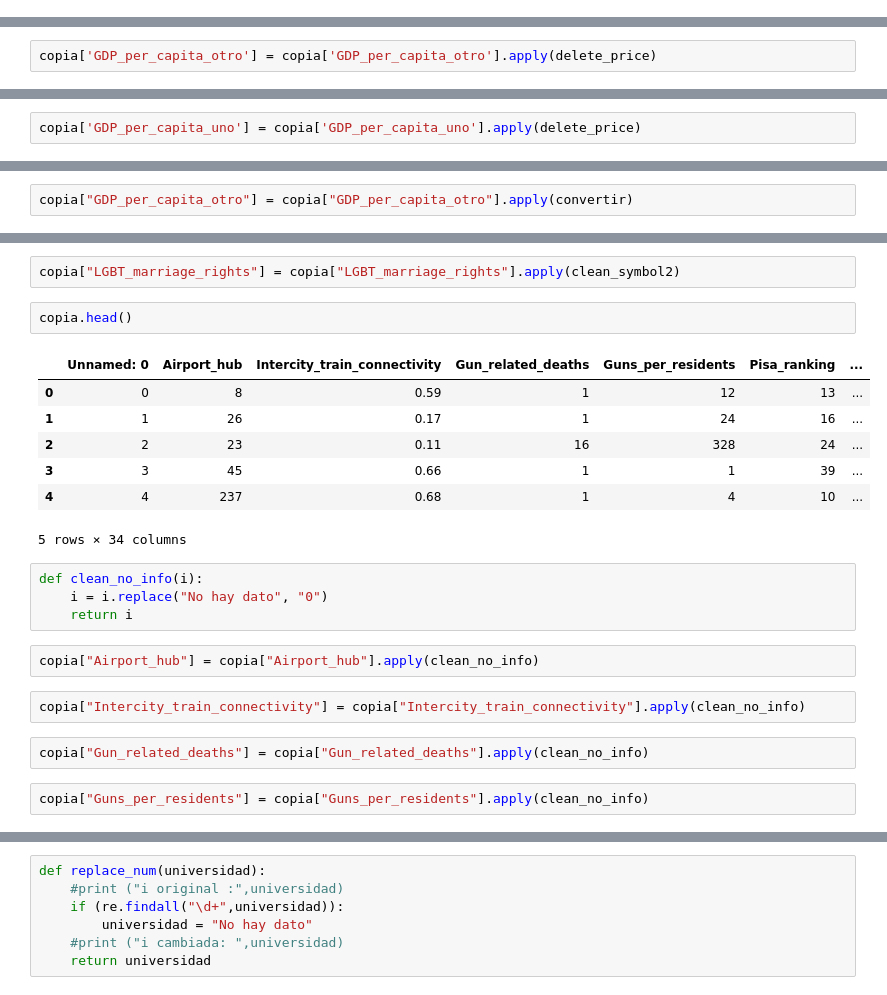
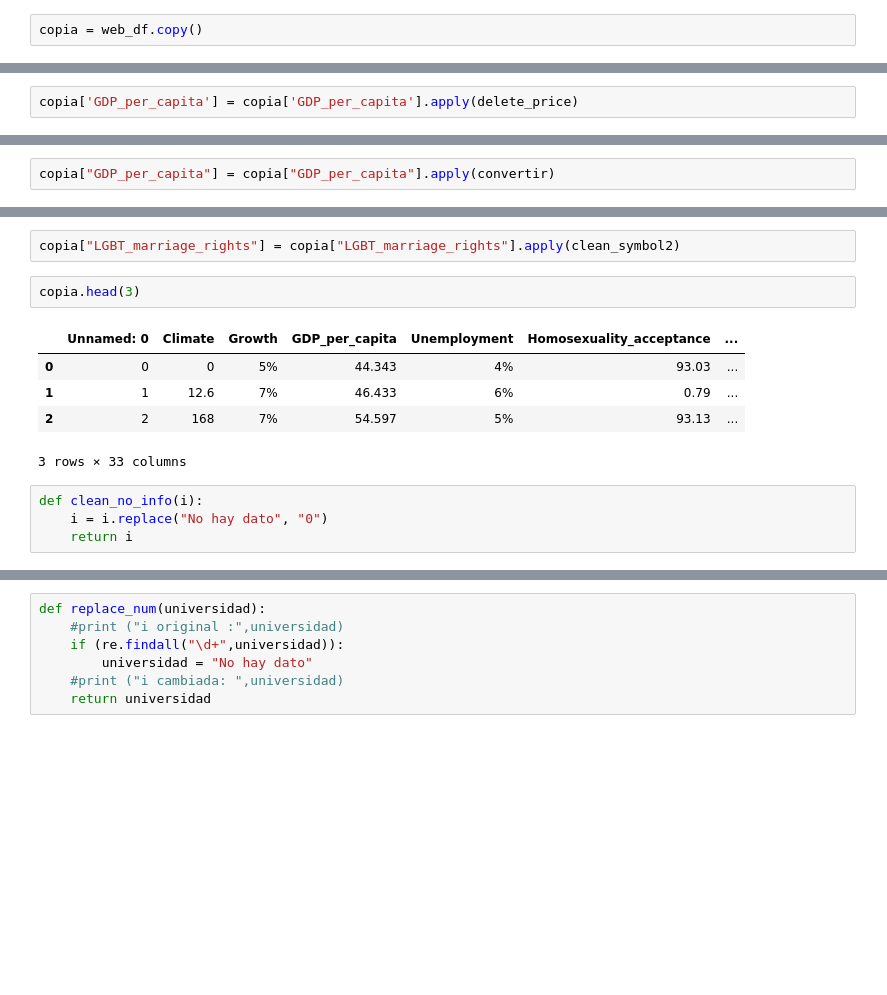
Before and after one commit to daniela-arias/Choose-to-live-better, a Jupyter notebook: Notebooks/Cleaning_dataset_for_user.ipynb, the cells around one changed output, grey strips where cells are left out. Saved outputs shown, nothing was run; the diff lists cells and outputs as text; blank space fills up the shorter version.

```diff
--- a/Notebooks/Cleaning_dataset_for_user.ipynb
+++ b/Notebooks/Cleaning_dataset_for_user.ipynb
@@ -136,3 +177,5 @@ copia["Airport_score"] = air["Airport_score"]
+# %%
+copia = web_df.copy()
 # %%
 copia.head()
 # %% [output]
@@ -150,15 +207,13 @@ def delete_price(i):
     i = str(i).replace('$', "")
     return i
 # %%
-copia['GDP_per_capita_otro'] = copia['GDP_per_capita_otro'].apply(delete_price)
+copia['GDP_per_capita'] = copia['GDP_per_capita'].apply(delete_price)
 # %%
 copia['Monthly_Fitness_Club_Membership'] = copia['Monthly_Fitness_Club_Membership'].apply(delete_price)
 # %%
 copia['Beer'] = copia['Beer'].apply(delete_price)
 # %%
 copia['Monthly_Public_Transport'] = copia['Monthly_Public_Transport'].apply(delete_price)
-# %%
-copia['GDP_per_capita_uno'] = copia['GDP_per_capita_uno'].apply(delete_price)
 # %%
 copia['Lunch'] = copia['Lunch'].apply(delete_price)
 # %%
@@ -172,7 +227,7 @@ def convertir(i):
     i = i.replace(",", ".")
     return i
 # %%
-copia["GDP_per_capita_otro"] = copia["GDP_per_capita_otro"].apply(convertir)
+copia["GDP_per_capita"] = copia["GDP_per_capita"].apply(convertir)
 # %%
 def quitar(i):
     i = i.replace(",", "")
@@ -200,24 +255,14 @@ copia["LGBT_homosexuality_rights"] = copia["LGBT_homosexuality_rights"].apply(cl
 # %%
 copia["LGBT_marriage_rights"] = copia["LGBT_marriage_rights"].apply(clean_symbol2)
 # %%
-copia.head()
+copia.head(3)
 # %% [output]
-|  | Unnamed: 0 | Airport_hub | Intercity_train_connectivity | Gun_related_deaths | Guns_per_residents | Pisa_ranking | ... |
-| 0 | 0 | 8 | 0.59 | 1 | 12 | 13 | ... |
-| 1 | 1 | 26 | 0.17 | 1 | 24 | 16 | ... |
-| 2 | 2 | 23 | 0.11 | 16 | 328 | 24 | ... |
-| 3 | 3 | 45 | 0.66 | 1 | 1 | 39 | ... |
-| 4 | 4 | 237 | 0.68 | 1 | 4 | 10 | ... |
+|  | Unnamed: 0 | Climate | Growth | GDP_per_capita | Unemployment | Homosexuality_acceptance | ... |
+| 0 | 0 | 0 | 5% | 44.343 | 4% | 93.03 | ... |
+| 1 | 1 | 12.6 | 7% | 46.433 | 6% | 0.79 | ... |
+| 2 | 2 | 168 | 7% | 54.597 | 5% | 93.13 | ... |
-5 rows × 34 columns
+3 rows × 33 columns
 # %%
 def clean_no_info(i):
     i = i.replace("No hay dato", "0")
     return i
-# %%
-copia["Airport_hub"] = copia["Airport_hub"].apply(clean_no_info)
-# %%
-copia["Intercity_train_connectivity"] = copia["Intercity_train_connectivity"].apply(clean_no_info)
-# %%
-copia["Gun_related_deaths"] = copia["Gun_related_deaths"].apply(clean_no_info)
-# %%
-copia["Guns_per_residents"] = copia["Guns_per_residents"].apply(clean_no_info)
```
Also changed, not shown: parts of 130 cells of this notebook, 13 other files.
